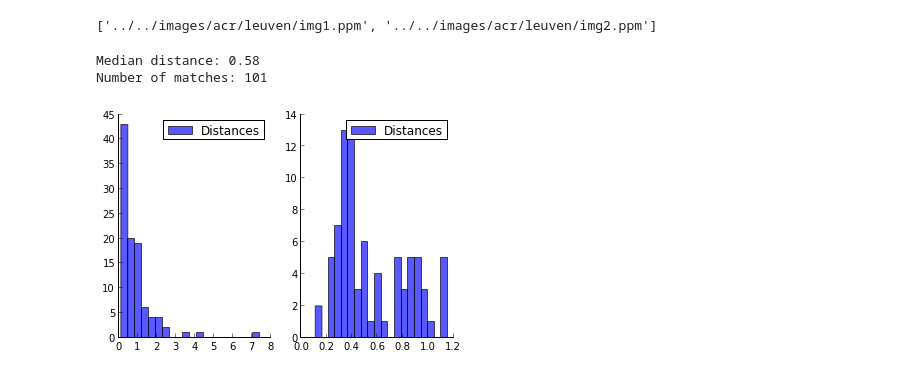
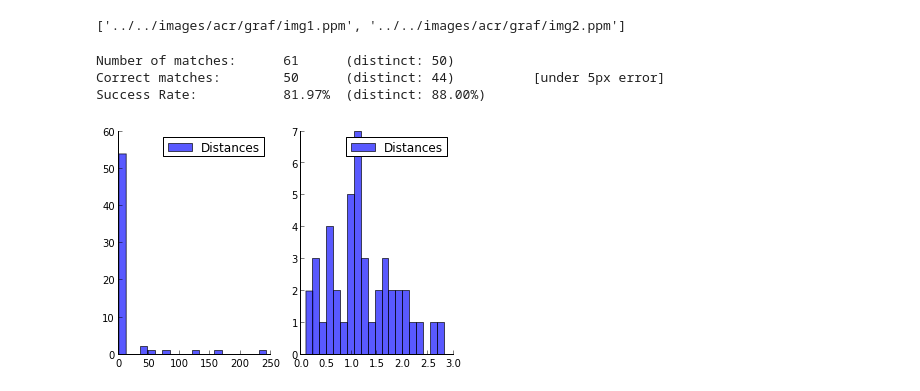
Before and after one commit to arnfred/Mirror-Match, a Jupyter notebook: code/cluster-match/acr-test.ipynb, the cells around one changed output. Drawn from its saved outputs; the diff is of its cells as text; code cells hidden in the pictures.

```diff
--- a/code/cluster-match/acr-test.ipynb
+++ b/code/cluster-match/acr-test.ipynb
@@ -11,22 +11,23 @@ import display
 import weightMatrix
 import matching
 # %%
-paths, homography = matching.getACRPaths(2,"leuven")
+paths, homography = matching.getACRPaths(2,"graf")
 paths
 # %% [output]
-['../../images/acr/leuven/img1.ppm', '../../images/acr/leuven/img2.ppm']
+['../../images/acr/graf/img1.ppm', '../../images/acr/graf/img2.ppm']
 # %%
 pf = weightMatrix.pruneHighest
-matches_0 = matching.testMatch(paths,
+matches_0, dist_0 = matching.testMatch(paths,
                              homography,
                              matching.clusterMatch,
                              options = {
                                  "prune_fun" : pf,
                                  "prune_limit" : 5.0
                              })
 # %% [output]
-Median distance: 0.58
-Number of matches: 101
+Number of matches:      61      (distinct: 50)
+Correct matches:        50      (distinct: 44)          [under 5px error]
+Success Rate:           81.97%  (distinct: 88.00%)
-[figure, old version]
+[figure, new version]
 # %%
 pf = weightMatrix.pruneTreshold
```
Also changed, not shown: parts of 8 cells of this notebook, 6 other files.
